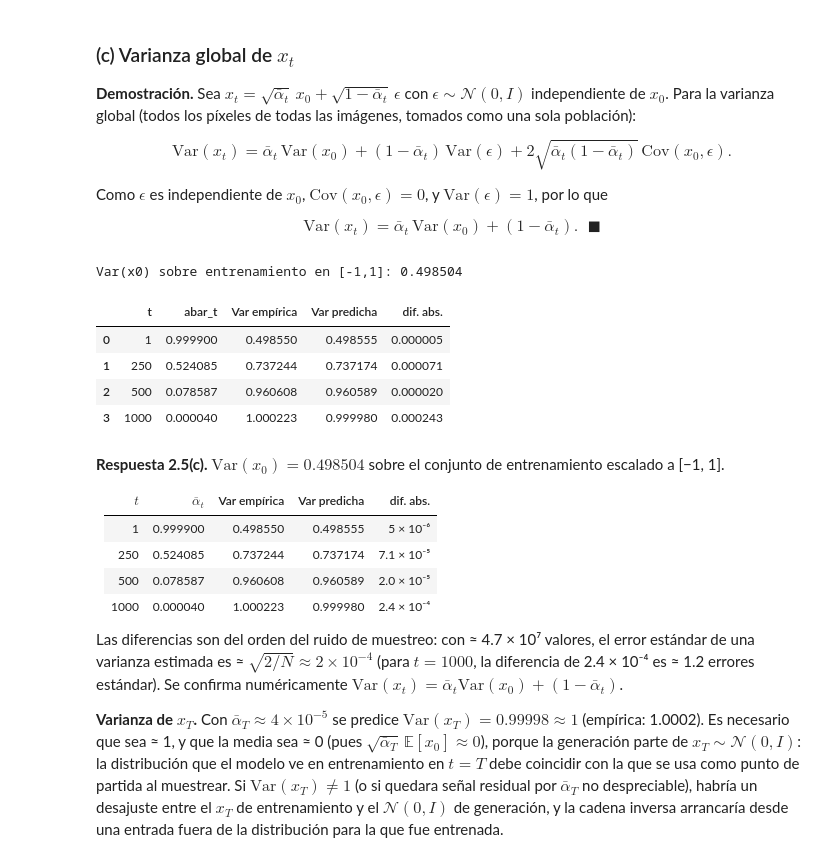
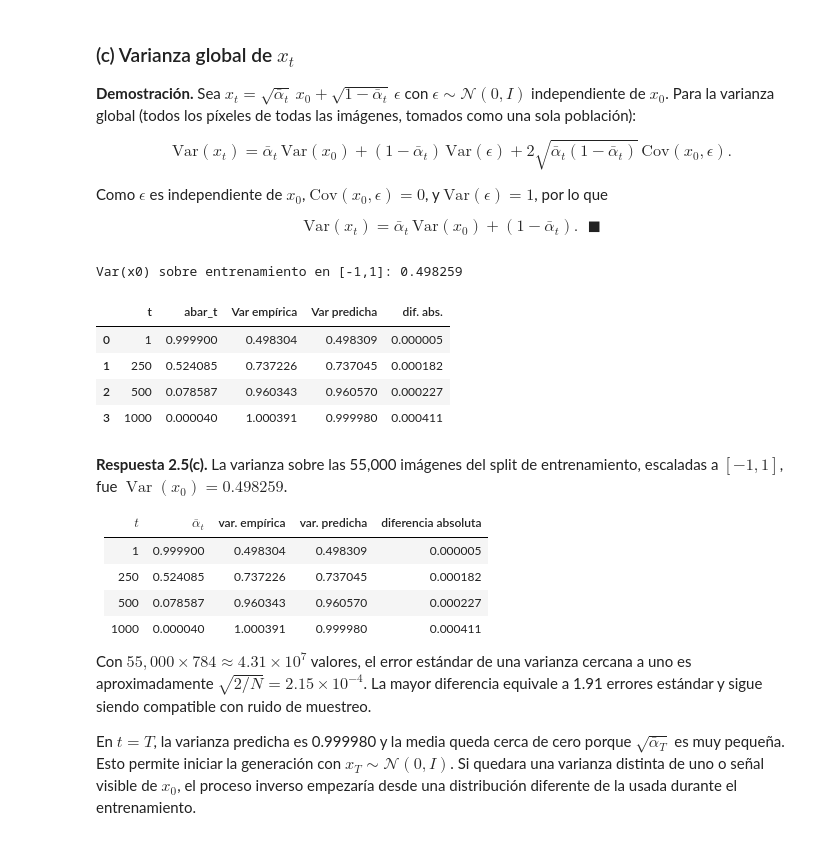
Before and after one commit to 0liRem/LAB9_DEEP, a Jupyter notebook: LAB9.ipynb, the cells around one changed output. Saved outputs shown, nothing was run; the diff lists cells and outputs as text; code cells hidden in the pictures.

```diff
--- a/LAB9.ipynb
+++ b/LAB9.ipynb
@@ -635,38 +623,38 @@ Como $\epsilon$ es independiente de $x_0$, $\mathrm{Cov}(x_0,\epsilon)=0$, y $\m
 $$\mathrm{Var}(x_t)=\bar\alpha_t\,\mathrm{Var}(x_0)+(1-\bar\alpha_t).\;\;\blacksquare$$
 # %%
 set_seed(SEED)
-X2_train = X2_all
+X2_train = X2_all[:55000]  # solo el split de entrenamiento
 var0 = X2_train.double().var(unbiased=False).item()
 print(f"Var(x0) sobre entrenamiento en [-1,1]: {var0:.6f}")
 
 rows = []
 for t in [1, 250, 500, 1000]:
     e = torch.randn_like(X2_train)
     tt = torch.full((X2_train.shape[0],), t, dtype=torch.long)
     xt = q_sample(X2_train, tt, e, abar_lin)
     emp = xt.double().var(unbiased=False).item()
     ab = abar_lin[t - 1].item()
     pred = ab * var0 + (1 - ab)
     rows.append({"t": t, "abar_t": ab, "Var empírica": emp, "Var predicha": pred, "dif. abs.": abs(emp - pred)})
     del e, xt
 display(pd.DataFrame(rows))
 # %% [output]
-Var(x0) sobre entrenamiento en [-1,1]: 0.498504
+Var(x0) sobre entrenamiento en [-1,1]: 0.498259
 |  | t | abar_t | Var empírica | Var predicha | dif. abs. |
-| 0 | 1 | 0.999900 | 0.498550 | 0.498555 | 0.000005 |
-| 1 | 250 | 0.524085 | 0.737244 | 0.737174 | 0.000071 |
-| 2 | 500 | 0.078587 | 0.960608 | 0.960589 | 0.000020 |
-| 3 | 1000 | 0.000040 | 1.000223 | 0.999980 | 0.000243 |
+| 0 | 1 | 0.999900 | 0.498304 | 0.498309 | 0.000005 |
+| 1 | 250 | 0.524085 | 0.737226 | 0.737045 | 0.000182 |
+| 2 | 500 | 0.078587 | 0.960343 | 0.960570 | 0.000227 |
+| 3 | 1000 | 0.000040 | 1.000391 | 0.999980 | 0.000411 |
 # %% [markdown]
-**Respuesta 2.5(c).** $\mathrm{Var}(x_0)=0.498504$ sobre el conjunto de entrenamiento escalado a [−1, 1].
+**Respuesta 2.5(c).** La varianza sobre las 55,000 imágenes del split de entrenamiento, escaladas a $[-1,1]$, fue $\operatorname{Var}(x_0)=0.498259$.
 
-| $t$ | $\bar\alpha_t$ | Var empírica | Var predicha | dif. abs. |
-|---|---|---|---|---|
-| 1 | 0.999900 | 0.498550 | 0.498555 | 5 × 10⁻⁶ |
-| 250 | 0.524085 | 0.737244 | 0.737174 | 7.1 × 10⁻⁵ |
-| 500 | 0.078587 | 0.960608 | 0.960589 | 2.0 × 10⁻⁵ |
-| 1000 | 0.000040 | 1.000223 | 0.999980 | 2.4 × 10⁻⁴ |
+| $t$ | $\bar\alpha_t$ | var. empírica | var. predicha | diferencia absoluta |
+|---:|---:|---:|---:|---:|
+| 1 | 0.999900 | 0.498304 | 0.498309 | 0.000005 |
+| 250 | 0.524085 | 0.737226 | 0.737045 | 0.000182 |
+| 500 | 0.078587 | 0.960343 | 0.960570 | 0.000227 |
+| 1000 | 0.000040 | 1.000391 | 0.999980 | 0.000411 |
 
-Las diferencias son del orden del ruido de muestreo: con ≈ 4.7 × 10⁷ valores, el error estándar de una varianza estimada es ≈ $\sqrt{2/N}\approx2\times10^{-4}$ (para $t=1000$, la diferencia de 2.4 × 10⁻⁴ es ≈ 1.2 errores estándar). Se confirma numéricamente $\mathrm{Var}(x_t)=\bar\alpha_t\mathrm{Var}(x_0)+(1-\bar\alpha_t)$.
+Con $55,000\times784\approx4.31\times10^7$ valores, el error estándar de una varianza cercana a uno es aproximadamente $\sqrt{2/N}=2.15\times10^{-4}$. La mayor diferencia equivale a 1.91 errores estándar y sigue siendo compatible con ruido de muestreo.
 
-**Varianza de $x_T$.** Con $\bar\alpha_T\approx4\times10^{-5}$ se predice $\mathrm{Var}(x_T)=0.99998\approx1$ (empírica: 1.0002). Es necesario que sea ≈ 1, y que la media sea ≈ 0 (pues $\sqrt{\bar\alpha_T}\,\mathbb E[x_0]\approx0$), porque la generación parte de $x_T\sim\mathcal N(0,I)$: la distribución que el modelo ve en entrenamiento en $t=T$ debe coincidir con la que se usa como punto de partida al muestrear. Si $\mathrm{Var}(x_T)\neq1$ (o si quedara señal residual por $\bar\alpha_T$ no despreciable), habría un desajuste entre el $x_T$ de entrenamiento y el $\mathcal N(0,I)$ de generación, y la cadena inversa arrancaría desde una entrada fuera de la distribución para la que fue entrenada.
+En $t=T$, la varianza predicha es 0.999980 y la media queda cerca de cero porque $\sqrt{\bar\alpha_T}$ es muy pequeña. Esto permite iniciar la generación con $x_T\sim\mathcal N(0,I)$. Si quedara una varianza distinta de uno o señal visible de $x_0$, el proceso inverso empezaría desde una distribución diferente de la usada durante el entrenamiento.
```
Also changed, not shown: parts of 45 cells of this notebook, 1 other file.
